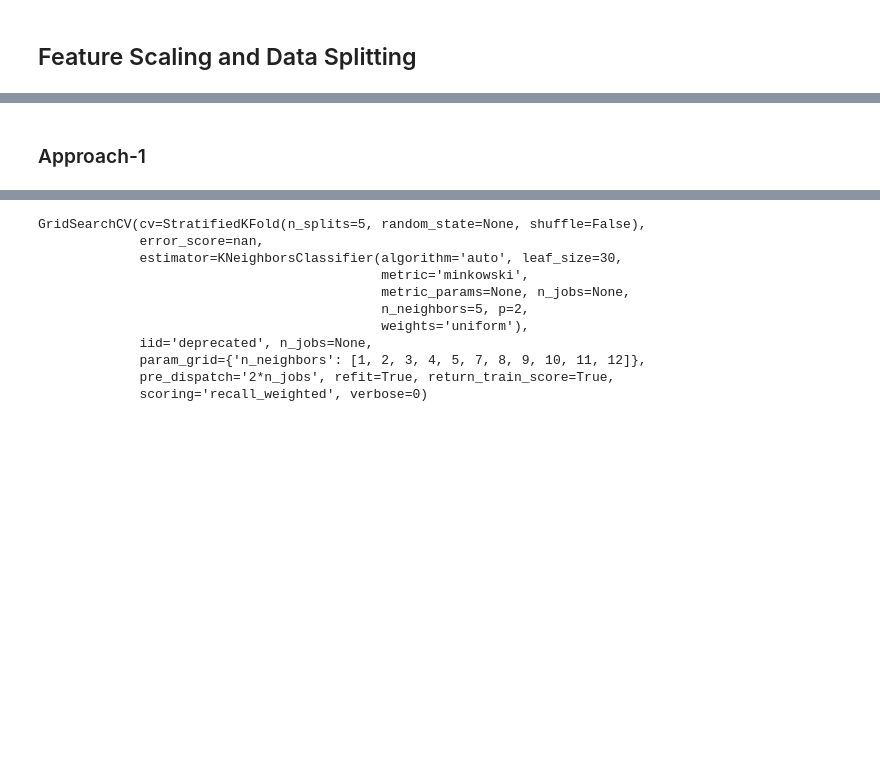
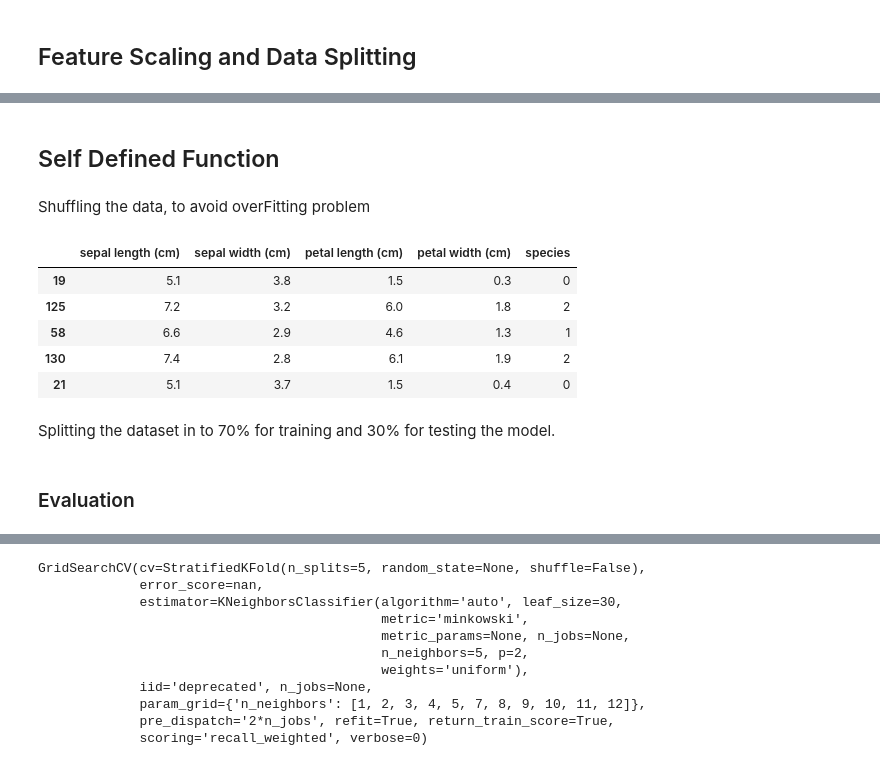
Before and after one commit to shsarv/ML-and-its-Application, a Jupyter notebook: iris_Flower_Classifcation_using_KNN.ipynb, the cells around one changed output, grey strips where cells are left out. Drawn from its saved outputs; the diff is of its cells as text; code cells hidden in the pictures; blank space fills up the shorter version.

```diff
--- a/iris_Flower_Classifcation_using_KNN.ipynb
+++ b/iris_Flower_Classifcation_using_KNN.ipynb
@@ -118,7 +118,7 @@ plt.show()
 # removing target class from dataset
 
 y=df['species']
-df.drop('species',axis=1,inplace=True)
+X= df.drop('species',axis=1)
 # %%
 # Dataset splitting
 
@@ -145,2 +145,19 @@ We will be using KNN CLassifier for this classification problem and will be usin
-# %% [markdown]
-### Approach-1
+# %% [markdown]
+## Self Defined Function
+# %% [markdown]
+
+
+Shuffling the data, to avoid overFitting problem
+# %%
+shuffle_index = np.random.permutation(df.shape[0])
+df = df.iloc[shuffle_index]
+df.head(5)
+# %% [output]
+|  | sepal length (cm) | sepal width (cm) | petal length (cm) | petal width (cm) | species |
+| 19 | 5.1 | 3.8 | 1.5 | 0.3 | 0 |
+| 125 | 7.2 | 3.2 | 6.0 | 1.8 | 2 |
+| 58 | 6.6 | 2.9 | 4.6 | 1.3 | 1 |
+| 130 | 7.4 | 2.8 | 6.1 | 1.9 | 2 |
+| 21 | 5.1 | 3.7 | 1.5 | 0.4 | 0 |
+# %% [markdown]
+Splitting the dataset in to 70% for training and 30% for testing the model.
@@ -146,0 +213,2 @@ We will be using KNN CLassifier for this classification problem and will be usin
+# %% [markdown]
+### Evaluation
```
Also changed, not shown: parts of 18 cells of this notebook.
